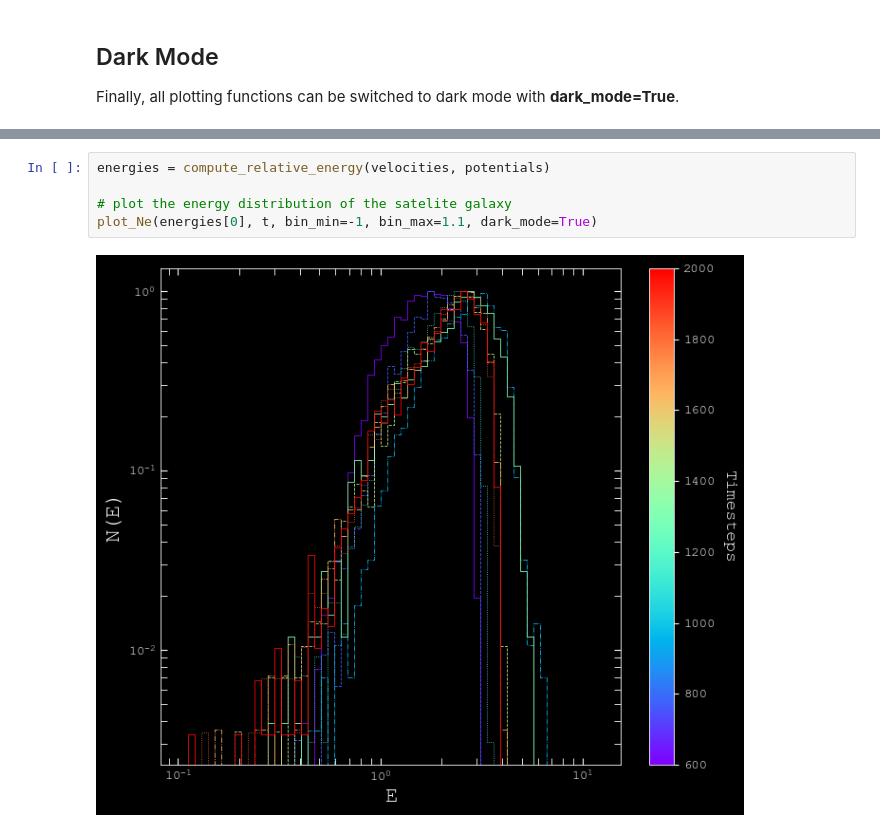
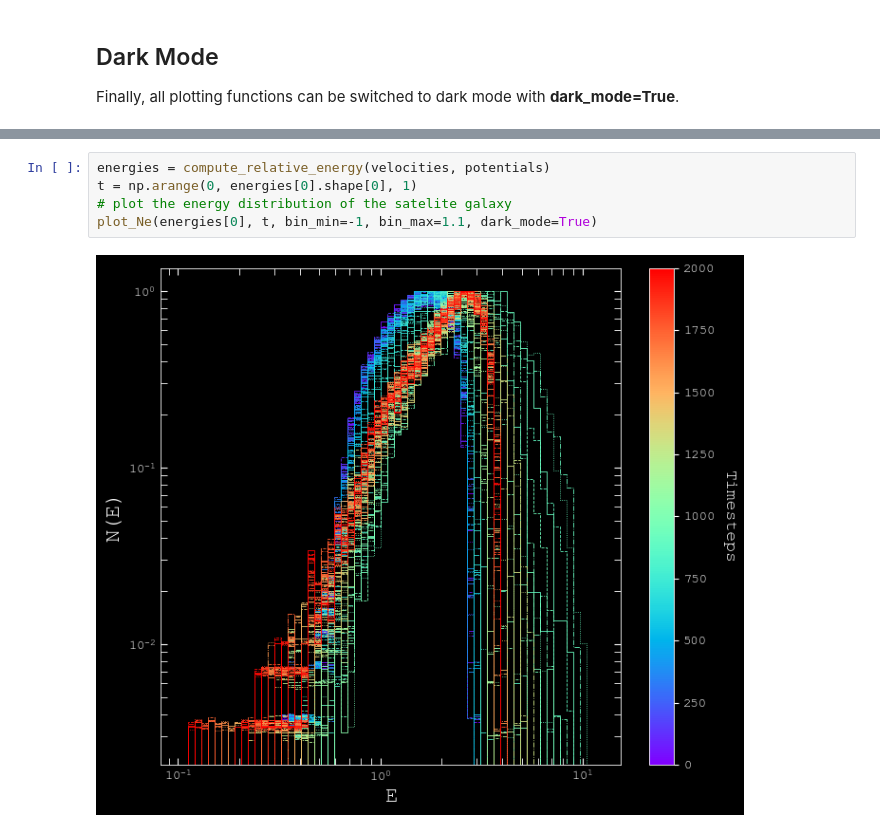
Before and after one commit to elkogerville/MSG_Nbody, a Jupyter notebook: DOCUMENTATION/MSG_Nbody_Documentation.ipynb, the cells around one changed output, grey strips where cells are left out. Drawn from its saved outputs; the diff is of its cells as text.

```diff
--- a/DOCUMENTATION/MSG_Nbody_Documentation.ipynb
+++ b/DOCUMENTATION/MSG_Nbody_Documentation.ipynb
@@ -285,7 +303,7 @@ plot_grid3x3(positions, timesteps=t, axes=[0,1], sort=True, scale=40, dark_mode=
 # %%
 energies = compute_relative_energy(velocities, potentials)
-
+t = np.arange(0, energies[0].shape[0], 1)
 # plot the energy distribution of the satelite galaxy
 plot_Ne(energies[0], t, bin_min=-1, bin_max=1.1, dark_mode=True)
 # %% [output]
-[figure, old version]
+[figure, new version]
```
Also changed, not shown: parts of 26 cells of this notebook.
